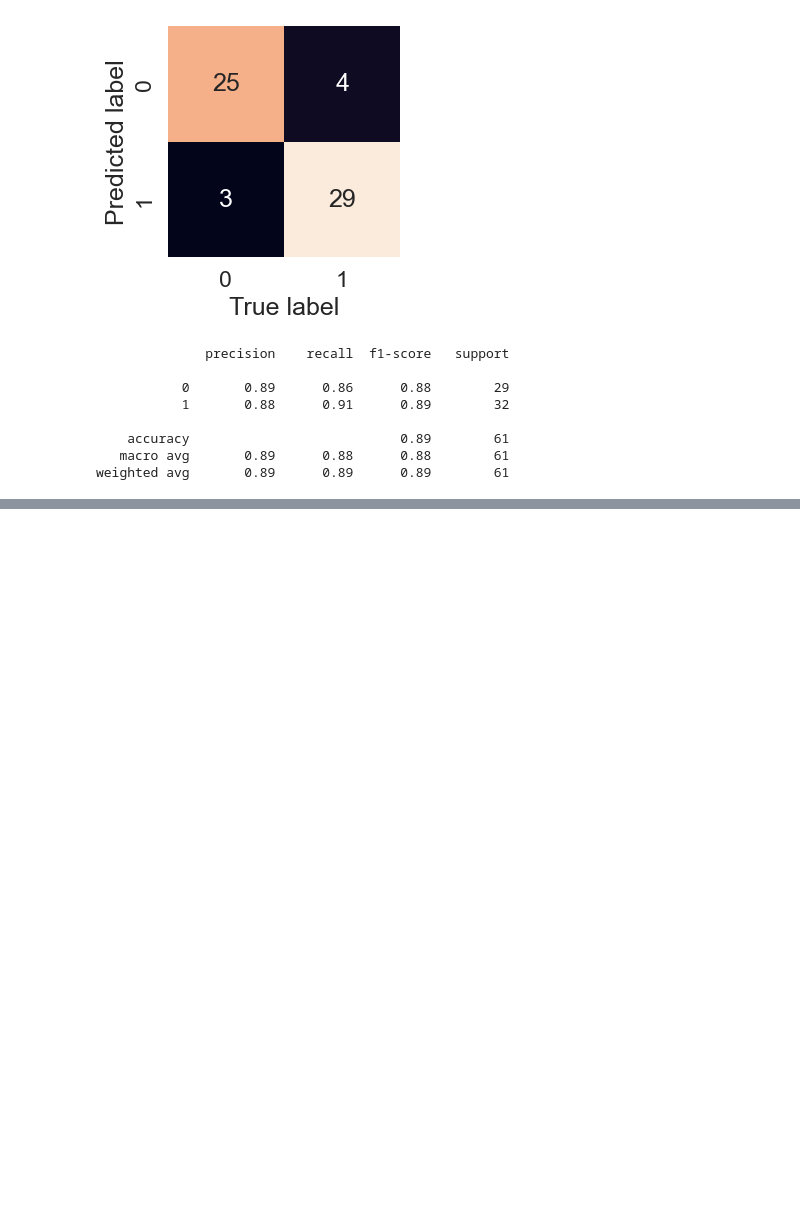
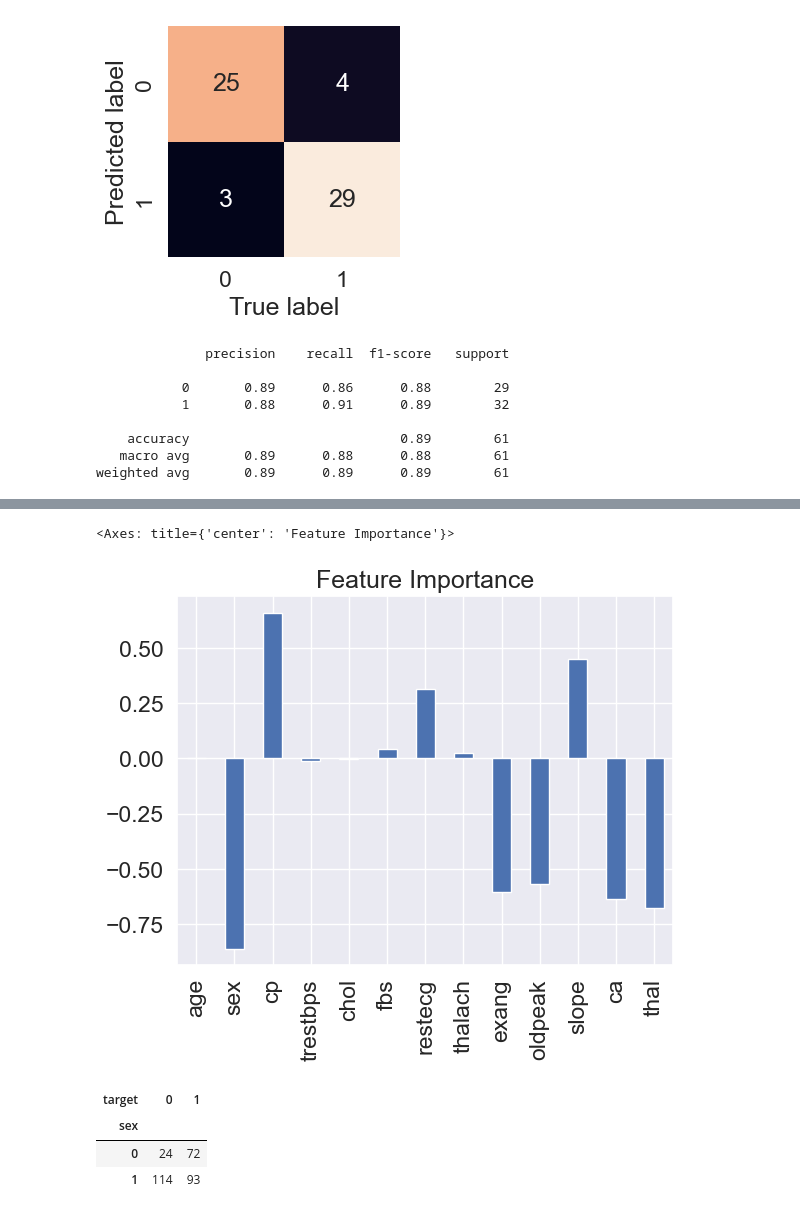
Before and after one commit to AleksandarBuk/Heart-Disease-Classification, a Jupyter notebook: Heart-disease-classification.ipynb, the cells around one changed output, grey strips where cells are left out. Cells and saved outputs as stored; diff of their text form; code cells hidden in the pictures; blank space fills up the shorter version.

Commit message:
Feature importance

```diff
--- a/Heart-disease-classification.ipynb
+++ b/Heart-disease-classification.ipynb
@@ -773,0 +787,5 @@ cv_metrics.T.plot.bar(title="Cross-validation classification metrics",
+# %%
+clf = LogisticRegression(C=0.20433597178569418,
+                        solver="liblinear")
+
+clf.fit(X_train, y_train);
@@ -773,0 +799,4 @@ cv_metrics.T.plot.bar(title="Cross-validation classification metrics",
+# %%
+# Match coef's of features to cloumns
+feature_dcit = dict(zip(df.columns, list(clf.coef_[0])))
+feature_dcit
@@ -773,0 +817,14 @@ cv_metrics.T.plot.bar(title="Cross-validation classification metrics",
+# %%
+# Vizualize feature importance
+feature_df = pd.DataFrame(feature_dcit, index=[0])
+feature_df.T.plot.bar(title="Feature Importance", legend=False)
+# %% [output]
+<Axes: title={'center': 'Feature Importance'}>
+[figure, added]
+# %%
+pd.crosstab(df["sex"], df["target"])
+# %% [output]
+| target | 0 | 1 |
+| sex |  |  |
+| 0 | 24 | 72 |
+| 1 | 114 | 93 |
```
Also changed, not shown: parts of 22 cells of this notebook, 1 other file.
